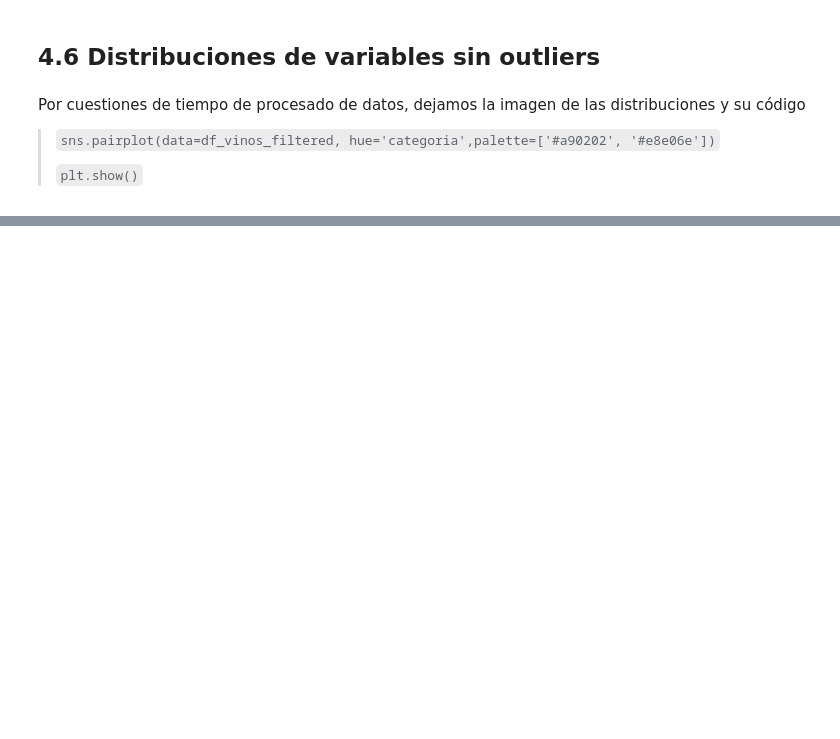
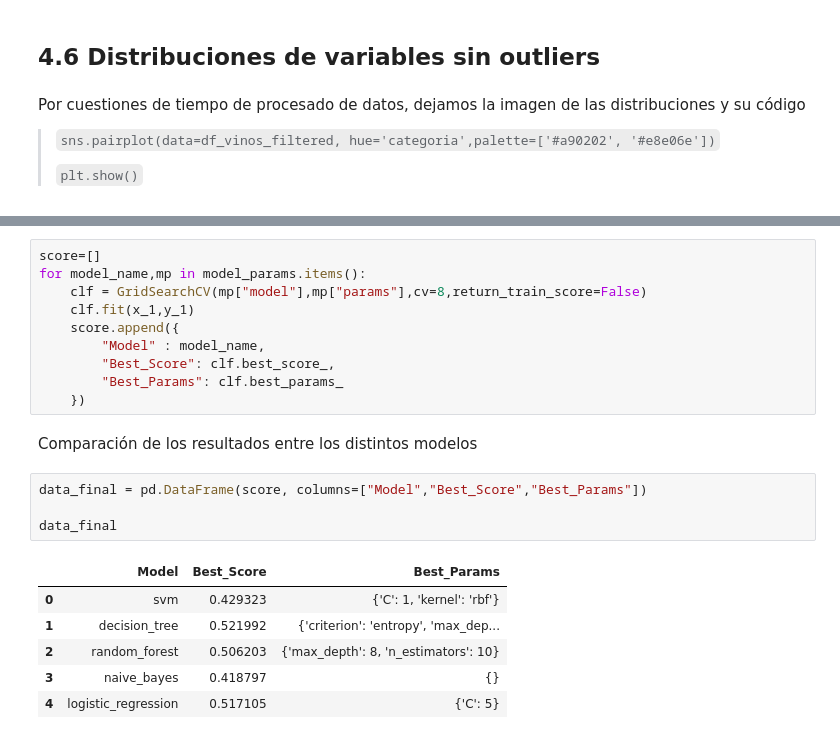
Before and after one commit to MartinO32/PP1_grupo23, a Jupyter notebook: qualivino_predictor.ipynb, the cells around one changed output, grey strips where cells are left out. Saved outputs shown, nothing was run; the diff lists cells and outputs as text; blank space fills up the shorter version.

```diff
--- a/qualivino_predictor.ipynb
+++ b/qualivino_predictor.ipynb
@@ -730,0 +808,23 @@ Por cuestiones de tiempo de procesado de datos, dejamos la imagen de las distrib
+# %%
+score=[]
+for model_name,mp in model_params.items():
+    clf = GridSearchCV(mp["model"],mp["params"],cv=8,return_train_score=False)
+    clf.fit(x_1,y_1)
+    score.append({
+        "Model" : model_name,
+        "Best_Score": clf.best_score_,
+        "Best_Params": clf.best_params_
+    })
+# %% [markdown]
+Comparación de los resultados entre los distintos modelos
+# %%
+data_final = pd.DataFrame(score, columns=["Model","Best_Score","Best_Params"])
+
+data_final
+# %% [output]
+|  | Model | Best_Score | Best_Params |
+| 0 | svm | 0.429323 | {'C': 1, 'kernel': 'rbf'} |
+| 1 | decision_tree | 0.521992 | {'criterion': 'entropy', 'max_dep... |
+| 2 | random_forest | 0.506203 | {'max_depth': 8, 'n_estimators': 10} |
+| 3 | naive_bayes | 0.418797 | {} |
+| 4 | logistic_regression | 0.517105 | {'C': 5} |
```
Also changed, not shown: parts of 10 cells of this notebook.
